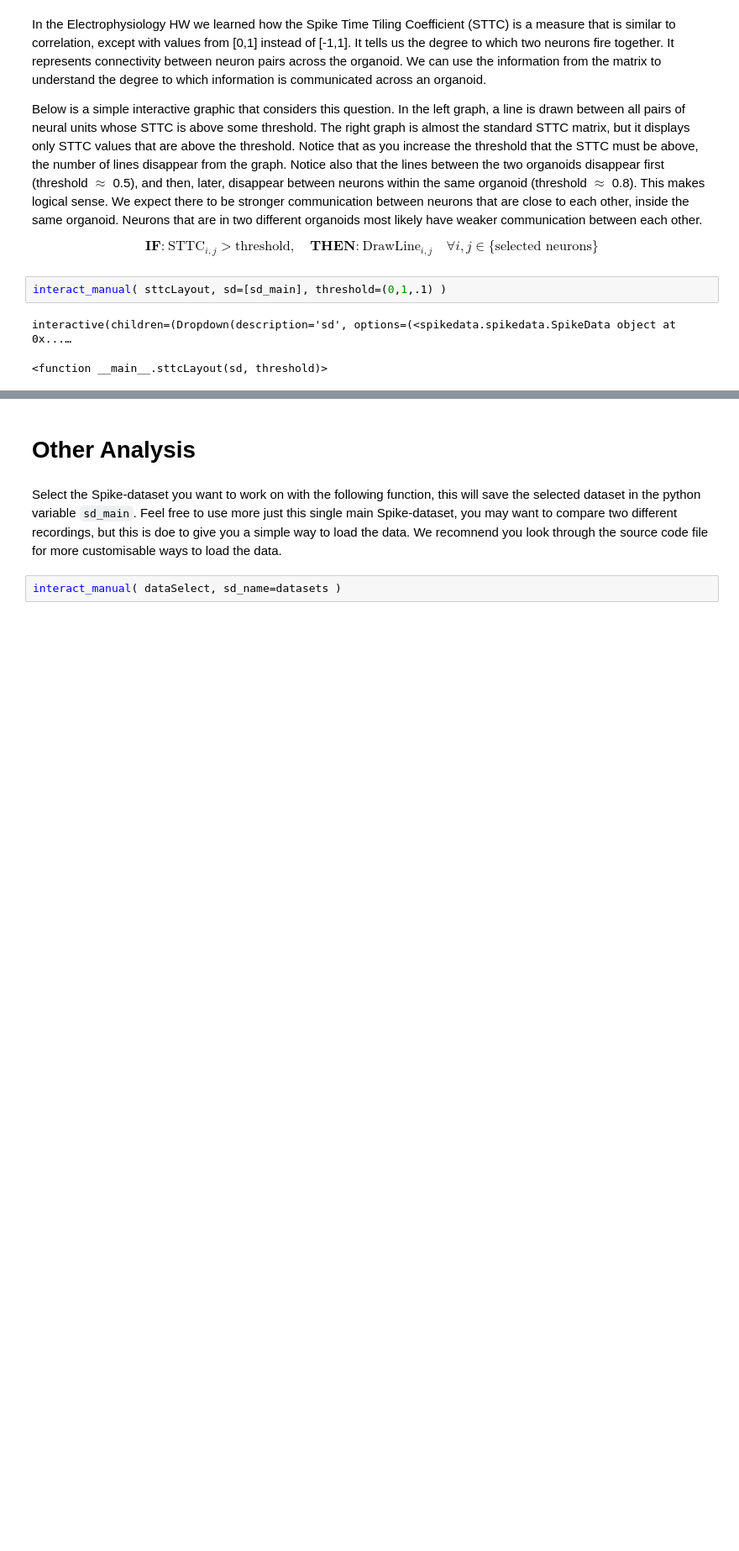
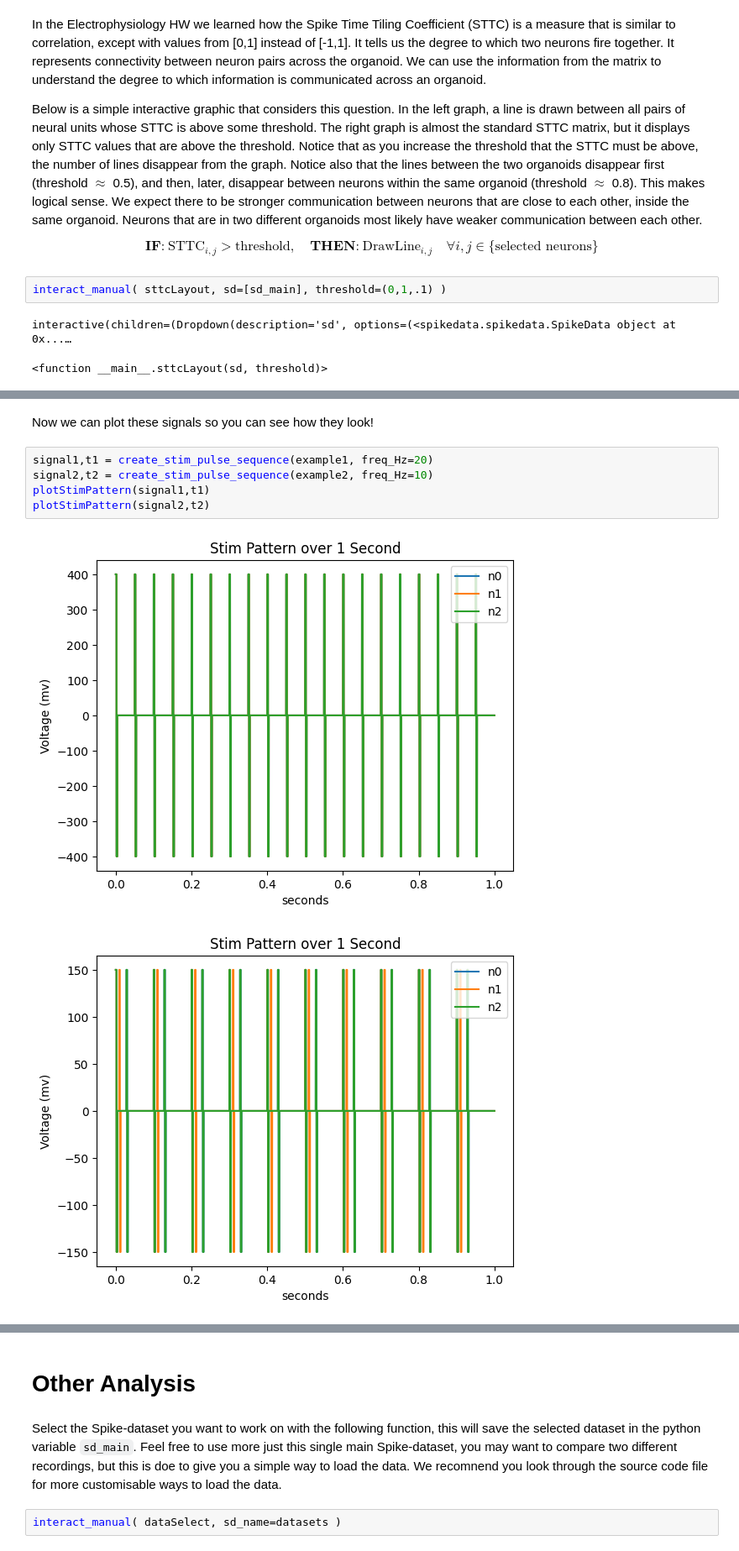
Before and after one commit to Braingeneers-Education/WetAI-Final-Project-Spring-2025, a Jupyter notebook: cartpole_analysis.ipynb, the cells around one changed output, grey strips where cells are left out. Shown at 84% size. Drawn from its saved outputs; the diff is of its cells as text; blank space fills up the shorter version.

```diff
--- a/cartpole_analysis.ipynb
+++ b/cartpole_analysis.ipynb
@@ -122,0 +220,10 @@ interactive(children=(Dropdown(description='sd', options=(<spikedata.spikedata.S
+# %% [markdown]
+Now we can plot these signals so you can see how they look!
+# %%
+signal1,t1 = create_stim_pulse_sequence(example1, freq_Hz=20)
+signal2,t2 = create_stim_pulse_sequence(example2, freq_Hz=10)
+plotStimPattern(signal1,t1)
+plotStimPattern(signal2,t2)
+# %% [output]
+[figure, added]
+[figure, added]
```
Also changed, not shown: parts of 30 cells of this notebook, 2 other files.
